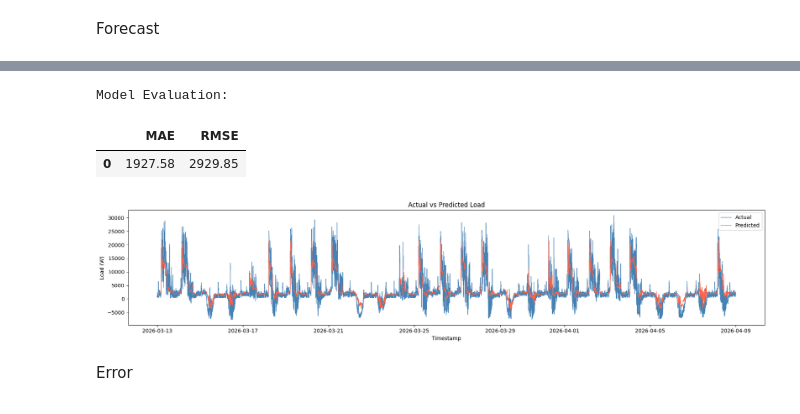
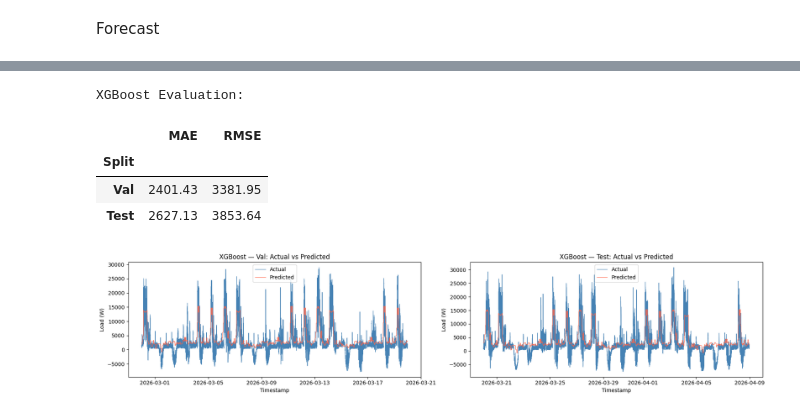
Before and after one commit to swhoyle/electric-load-forecasting, a Jupyter notebook: Electric_Load_Forecast.ipynb, the cells around one changed output, grey strips where cells are left out. Saved outputs shown, nothing was run; the diff lists cells and outputs as text; code cells hidden in the pictures.

```diff
--- a/Electric_Load_Forecast.ipynb
+++ b/Electric_Load_Forecast.ipynb
@@ -180,7 +181,7 @@ Shape:       (11404800, 2)
 # %% [markdown]
 ### Downsample to 1 minute resolution
 # %%
-df = df.resample('1min').agg({'load': 'mean', 'day_class': 'first'})
+df = raw_df.resample('1min').agg({'load': 'mean', 'day_class': 'first'})
 
 print("Resampled Data (1 min)")
 print("-------------------------")
@@ -729,15 +757,3 @@ Preprocessing
-# %%
-FEATURES = ['day_class_full', 'day_class_none', 'day_class_half', 'minute', 'hour', 'dayofweek', 'month', 'year','dayofyear', 'weekend']
-TARGET = 'load'
-FEATURES = [c for c in df_features.columns if c != TARGET]
-
-train, test = train_test_split(df_features)
-
-X_train = train[FEATURES]
-X_test = test[FEATURES]
-
-y_train = train[TARGET]
-y_test = test[TARGET]
 # %% [markdown]
 Train
 # %%
@@ -798,29 +814,33 @@ dtype: float32
+# %%
+pred_val  = reg.predict(X_val)
+pred_test = reg.predict(X_test)
 # %%
-from sklearn.metrics import mean_absolute_error, mean_squared_error, r2_score
+def evaluate_model(y_val, y_test, pred_val, pred_test, model_name='Model'):
+    results = []
+    for name, y_true, y_pred in [('Val', y_val, pred_val), ('Test', y_test, pred_test)]:
+        mae  = mean_absolute_error(y_true, y_pred)
+        rmse = np.sqrt(mean_squared_error(y_true, y_pred))
+        results.append({'Split': name, 'MAE': round(mae, 2), 'RMSE': round(rmse, 2)})
 
-y_pred = test['pred']
-mae  = mean_absolute_error(y_test, y_pred)
-rmse = np.sqrt(mean_squared_error(y_test, y_pred))
+    print(f"\n{model_name} Evaluation:")
+    display(pd.DataFrame(results).set_index('Split'))
 
-print("Model Evaluation:")
-display(pd.DataFrame({
-    'MAE':  [round(mae, 2)],
-    'RMSE': [round(rmse, 2)]
-}))
+    fig, axes = plt.subplots(1, 2, figsize=(18, 4))
+    for ax, (name, y_true, y_pred) in zip(axes, [('Val', y_val, pred_val), ('Test', y_test, pred_test)]):
+        ax.plot(y_true.index, y_true.values, color='steelblue', linewidth=0.8, label='Actual')
+        ax.plot(y_true.index, y_pred, color='tomato', linewidth=0.8, label='Predicted')
+        ax.set_title(f"{model_name} — {name}: Actual vs Predicted")
+        ax.set_xlabel("Timestamp")
+        ax.set_ylabel("Load (W)")
+        ax.legend()
+    plt.tight_layout()
+    plt.show()
 
-plt.figure(figsize=(18, 4))
-plt.plot(y_test.index, y_test.values, color='steelblue', linewidth=0.8, label='Actual')
-plt.plot(y_test.index, y_pred, color='tomato', linewidth=0.8, label='Predicted')
-plt.title("Actual vs Predicted Load")
-plt.xlabel("Timestamp")
-plt.ylabel("Load (W)")
-plt.legend()
-plt.tight_layout()
-plt.show()
+evaluate_model(y_val, y_test, pred_val, pred_test, model_name='XGBoost')
 # %% [output]
-Model Evaluation:
+XGBoost Evaluation:
 |  | MAE | RMSE |
-| 0 | 1927.58 | 2929.85 |
+| Split |  |  |
+| Val | 2401.43 | 3381.95 |
+| Test | 2627.13 | 3853.64 |
-[figure, old version]
+[figure, new version]
-# %% [markdown]
-Error
```
Also changed, not shown: parts of 15 cells of this notebook.
